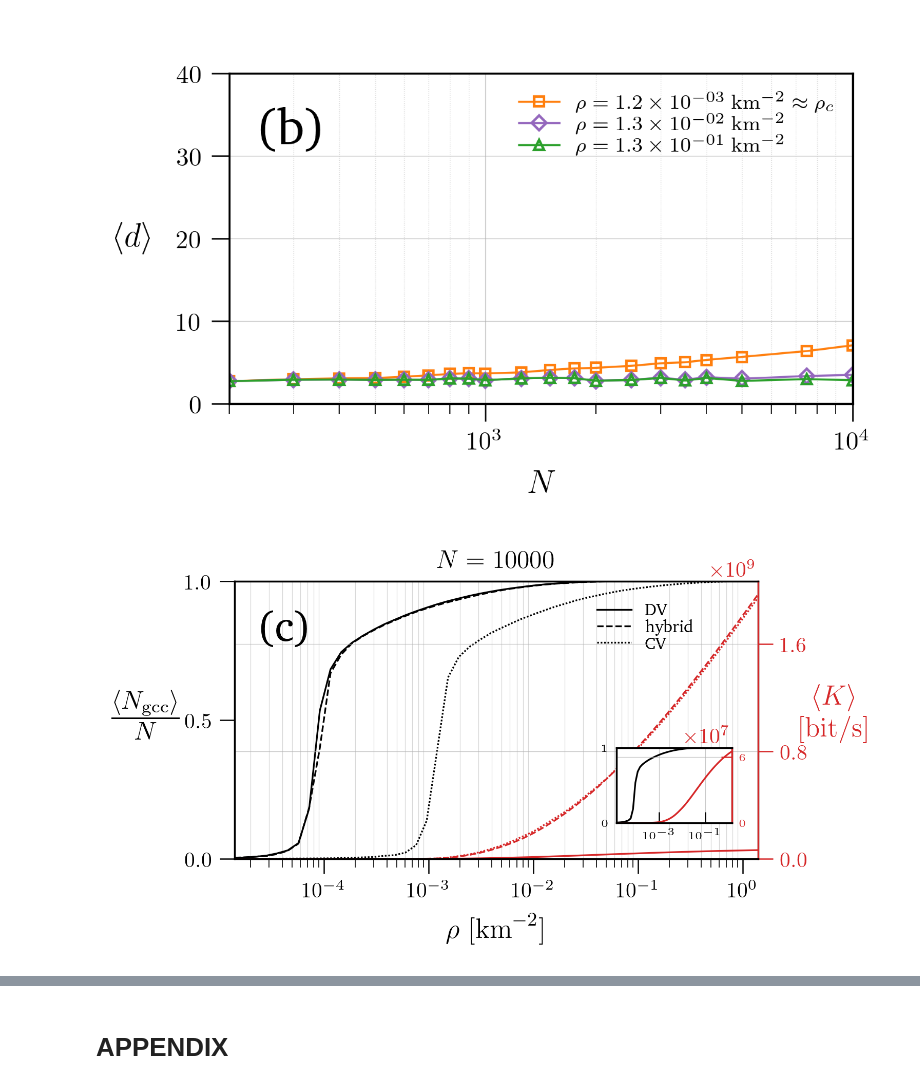
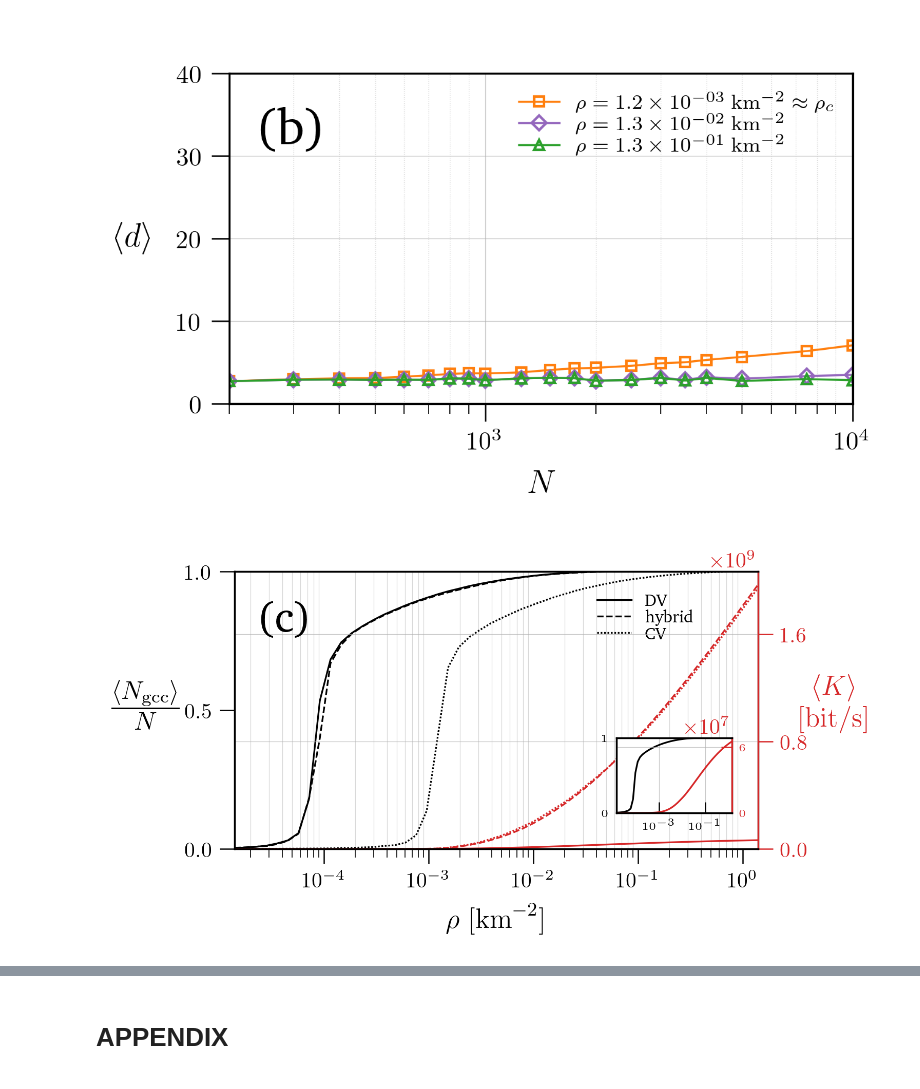
Before and after one commit to lucamar91/qkd_networks, a Jupyter notebook: plots.ipynb, the cells around one changed output, grey strips where cells are left out. Drawn from its saved outputs; the diff is of its cells as text; code cells hidden in the pictures.

```diff
--- a/plots.ipynb
+++ b/plots.ipynb
@@ -530,7 +530,7 @@ ax2.tick_params(axis='y', colors='tab:red')
 
 ax1.grid(which="major")
 ax1.grid(which="minor", alpha=0.5, ls='-')
-plt.title(f'$N={N}$')
+# plt.title(f'$N={N}$')
 
 cmap = plt.get_cmap("tab10")
 
@@ -566,31 +566,31 @@ inset_ax.grid()
 inset_ax.grid(axis='x', which="minor", alpha=0.5, ls='-')  # minor grid should be lighter
 inset_ax.tick_params(axis='x', which='major', length=5, width=0.6, direction='in')
 inset_ax.tick_params(axis='x', which='minor', length=3, width=0.4, direction='in')  # x-axis minorticks
 inset_ax.tick_params(axis='y', which='major', length=5, width=0.6, direction='in')
 inset_ax.tick_params(axis='y', which='minor', length=0, width=0.4, direction='in')  # no minortick on y-axis
 inset_ax2.tick_params(axis='y', which='major', length=5, width=0.6, direction='in')
 inset_ax2.tick_params(axis='y', which='minor', length=0, width=0.4, direction='in')  # no minortick on y-axis
 
 inset_ax.set_ylim(0, 1)
 inset_ax2.set_ylim(bottom=0)
 inset_ax.set_xscale('log')
 inset_ax2.set_xlim(1.4e-5, 1.4)
 
 inset_ax.yaxis.set_major_locator(MaxNLocator(nbins=1))
 inset_ax2.yaxis.set_major_locator(MaxNLocator(nbins=1))
 
 ax1.legend(framealpha=0, labelspacing=0., loc=(0.68, 0.72))
 
 ax1.set_ylim(0, 1)
 ax2.set_ylim(bottom=0)
 ax1.set_xlim(1.4e-5, 1.4)
 ax2.set_xscale('log')
 
 ax1.yaxis.set_major_locator(MaxNLocator(nbins=2))
 ax2.yaxis.set_major_locator(MaxNLocator(nbins=3))
 plt.text(0.05, .9, '(c)', transform=ax1.transAxes, fontsize=20, va='top', ha='left')
 
 bbox_fig3.ignore(True)
 plt.savefig('plots/DV_CV_hybrid_comparison_inset.pdf', format='pdf', bbox_inches=bbox_fig3)
 # %% [output]
-[figure, old version]
+[figure, new version]
```
Also changed, not shown: parts of 11 cells of this notebook.
